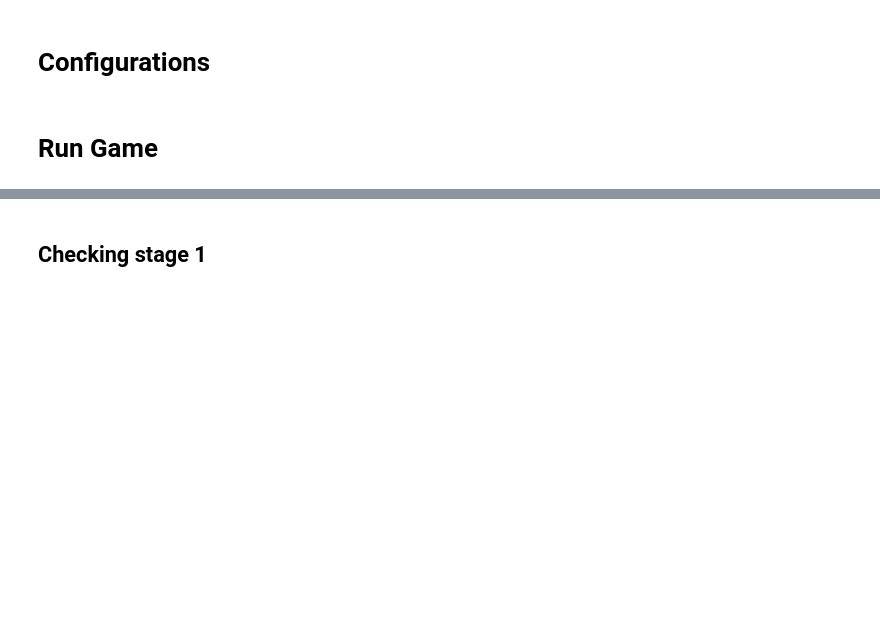
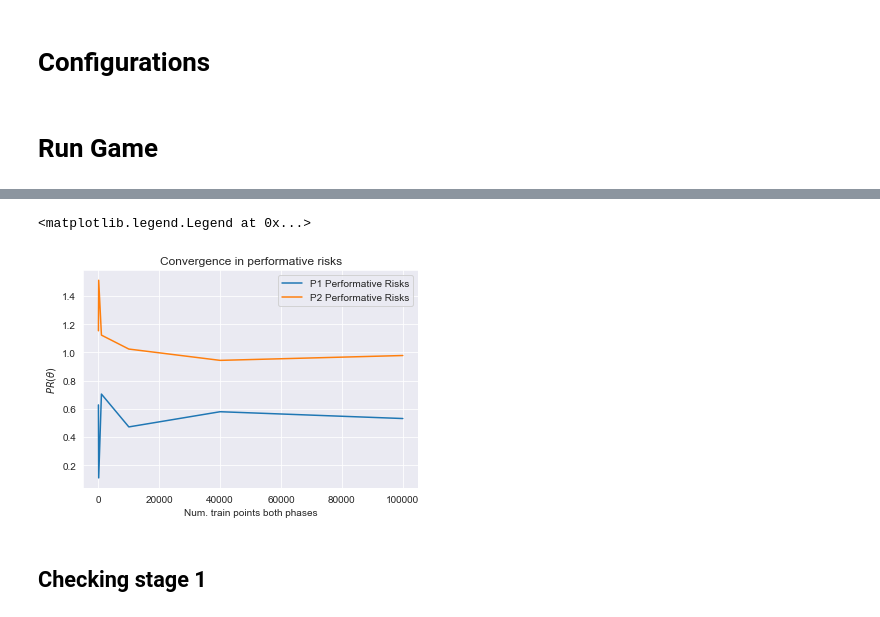
Before and after one commit to evanjfaulkner/DD-Games, a Jupyter notebook: Notebooks/new_code_modified_sim.ipynb, the cells around one changed output, grey strips where cells are left out. Drawn from its saved outputs; the diff is of its cells as text; code cells hidden in the pictures; blank space fills up the shorter version.

```diff
--- a/Notebooks/new_code_modified_sim.ipynb
+++ b/Notebooks/new_code_modified_sim.ipynb
@@ -156,3 +188,15 @@ if False:
+# %%
+plt.plot(num_rounds_lst, p1_risks, label ='P1 Performative Risks')
+plt.plot(num_rounds_lst, p2_risks, label ='P2 Performative Risks')
+
+plt.xlabel("Num. train points both phases")
+plt.ylabel(r"$PR(\theta)$")
+plt.title("Convergence in performative risks")
+
+plt.legend()
+# %% [output]
+<matplotlib.legend.Legend at 0x...>
+[figure, added]
 # %% [markdown]
 ## Checking stage 1
 # %%
```
Also changed, not shown: parts of 14 cells of this notebook, 1 other file.
